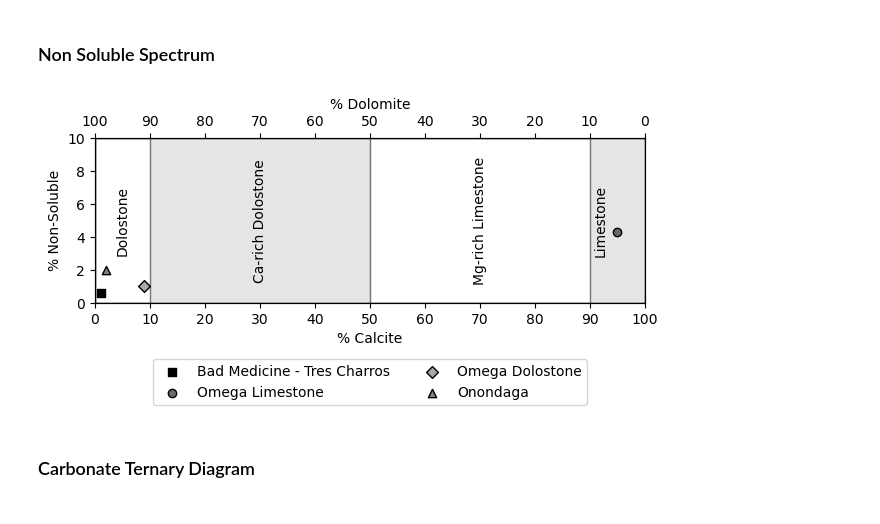
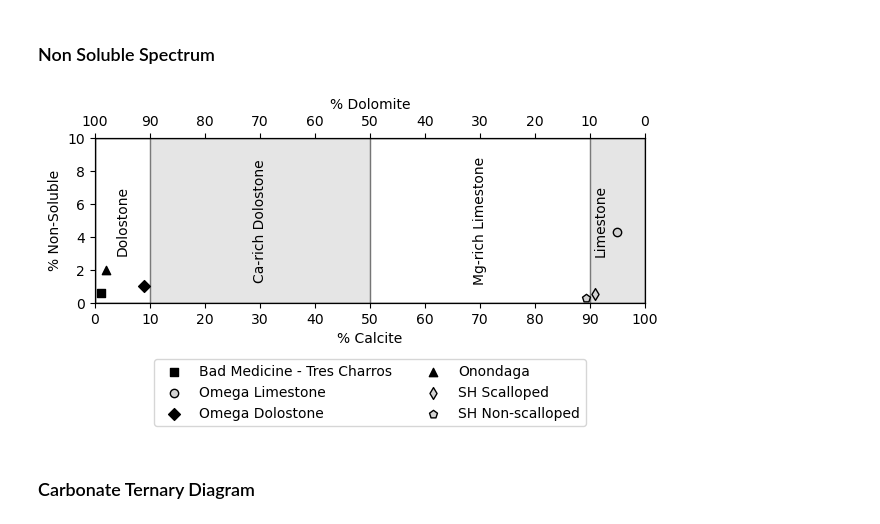
Before and after one commit to ethanoleson/Scallop_code, a Jupyter notebook: Thin Section/ternary_diagram.ipynb, the cells around one changed output. Saved outputs shown, nothing was run; the diff lists cells and outputs as text; code cells hidden in the pictures.

```diff
--- a/Thin Section/ternary_diagram.ipynb
+++ b/Thin Section/ternary_diagram.ipynb
@@ -115,40 +116,51 @@ BMTC80823A = (99, 0.6)
 Omega71923A = ( 5, 4.3)
 Omega71923B = (91, 1 )
 Onon83123A = (98, 2)
+LPSC = (9, 0.5)
+LPNS = (10.667, 0.3)
+
+# Black: dolostone
+# lightgray: Limestone
+# white: Gypsum
 
 ax_bottom.scatter(*BMTC80823A, color='black', marker= 's', edgecolors= 'black', linewidth = 1,  label='Bad Medicine - Tres Charros')
 
-ax_bottom.scatter(*Omega71923A, color='dimgray', marker= 'o', edgecolors= 'black', linewidth = 1, label='Omega Limestone')
+ax_bottom.scatter(*Omega71923A, color='lightgray', marker= 'o', edgecolors= 'black', linewidth = 1, label='Omega Limestone')
 
-ax_bottom.scatter(*Omega71923B, color='darkgray', marker = 'D', edgecolors= 'black', linewidth = 1, label='Omega Dolostone')
+ax_bottom.scatter(*Omega71923B, color='black', marker = 'D', edgecolors= 'black', linewidth = 1, label='Omega Dolostone')
 
-ax_bottom.scatter(*Onon83123A, color='gray', marker = '^', edgecolors= 'black', linewidth = 1, label='Onondaga')
+ax_bottom.scatter(*Onon83123A, color='black', marker = '^', edgecolors= 'black', linewidth = 1, label='Onondaga')
+
+ax_bottom.scatter(*LPSC, color = 'lightgray', marker= 'd', edgecolors= 'Black', linewidths= 1, label = 'SH Scalloped' )
+
+ax_bottom.scatter(*LPNS, color = 'lightgray', marker= 'p', edgecolors= 'Black', linewidths= 1, label = 'SH Non-scalloped' )
+
 
 # filled Region
 
 Dolostone = patches.Rectangle((0, 0), 10, 10, edgecolor='black', facecolor='none', alpha=0.3)
 Ca_rich_Dolostone = patches.Rectangle((10,0), 40, 10, edgecolor='black', facecolor='darkgray', alpha=0.3 )
 Mg_rich_Limestone = patches.Rectangle((50,0),40, 10, edgecolor='black', facecolor='none', alpha=0.3)
 Limestone = patches.Rectangle((90,0),10, 10, edgecolor='black', facecolor='darkgray', alpha=0.3)
 ax.add_patch(Dolostone)
 ax.add_patch(Ca_rich_Dolostone)
 ax.add_patch(Mg_rich_Limestone)
 ax.add_patch(Limestone)
 
 # Classification Labels
 
 ax.text(5, 5, 'Dolostone', rotation = 90, va = 'center', ha = 'center')
 ax.text(30, 5, 'Ca-rich Dolostone', rotation = 90, va = 'center', ha = 'center')
 ax.text(70, 5, 'Mg-rich Limestone', rotation = 90, va = 'center', ha = 'center')
 ax.text(92, 5, 'Limestone', rotation = 90, va = 'center', ha = 'center')
 
 # Show the plot
 plt.legend(loc = 'upper center', bbox_to_anchor=(0.5, -0.3), ncol=2)
 plt.tight_layout()
 
 #plt.savefig('dolomite-calcite-spectrum.png', dpi = 300)
 plt.show()
 # %% [output]
-[figure, old version]
+[figure, new version]
 # %% [markdown]
 ### Carbonate Ternary Diagram
```
Also changed, not shown: parts of 1 cell of this notebook, 1 other file.
